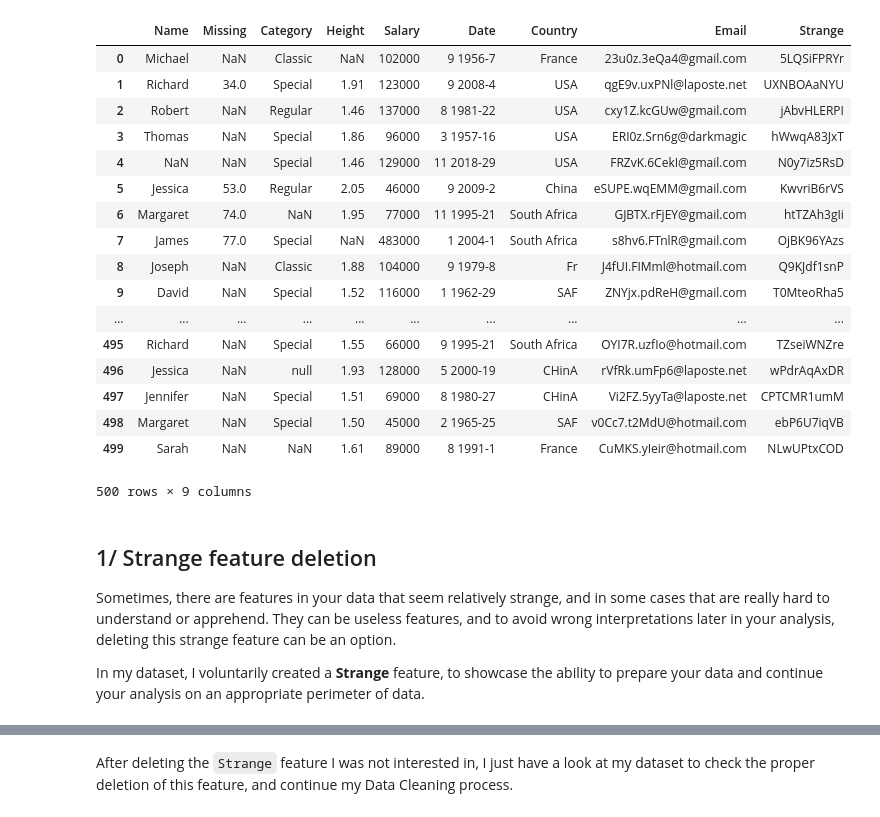
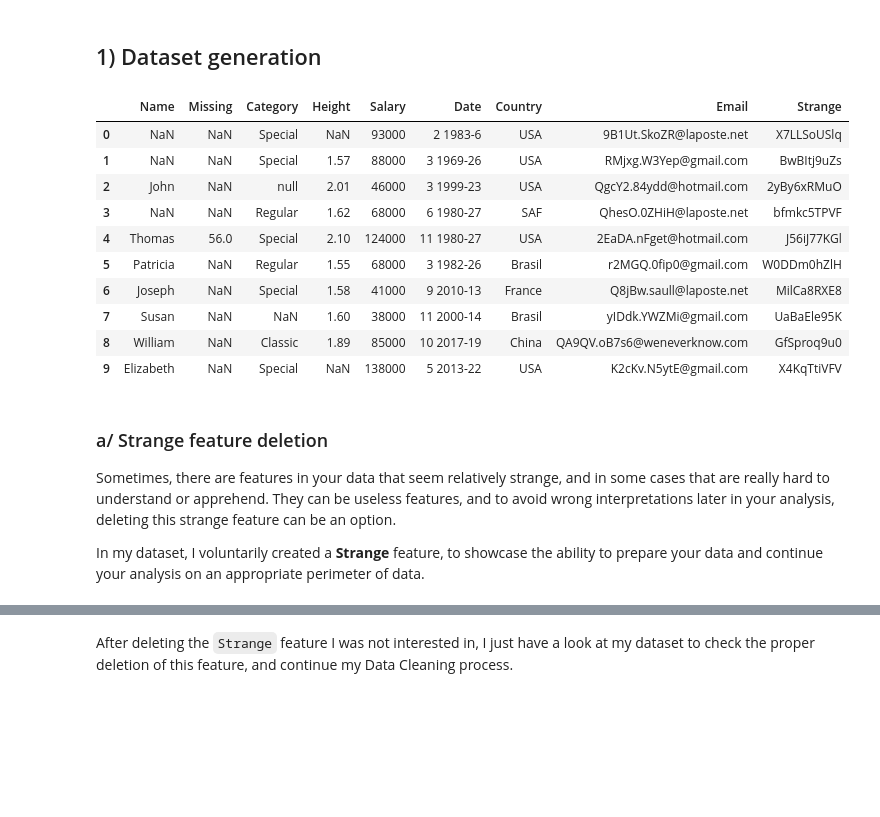
Before and after one commit to QuentinVincenot/data-cleaning, a Jupyter notebook: Data Cleaning.ipynb, the cells around one changed output, grey strips where cells are left out. Drawn from its saved outputs; the diff is of its cells as text; code cells hidden in the pictures; blank space fills up the shorter version.

```diff
--- a/Data Cleaning.ipynb
+++ b/Data Cleaning.ipynb
@@ -1,31 +9,25 @@
+# %% [markdown]
+## 1) Dataset generation
 # %%
 from dataset_generation import *
 # %%
 dataframe = generate_dataset(length=500, name_errors=0.2, missing_errors=0.8, category_errors=0.25,
                              height_errors=0.15, salary_errors=0.07)
+dataframe.head(10)
+# %% [output]
+|  | Name | Missing | Category | Height | Salary | Date | Country | Email | Strange |
+| 0 | NaN | NaN | Special | NaN | 93000 | 2 1983-6 | USA | 9B1Ut.SkoZR@laposte.net | X7LLSoUSlq |
+| 1 | NaN | NaN | Special | 1.57 | 88000 | 3 1969-26 | USA | RMjxg.W3Yep@gmail.com | BwBItj9uZs |
+| 2 | John | NaN | null | 2.01 | 46000 | 3 1999-23 | USA | QgcY2.84ydd@hotmail.com | 2yBy6xRMuO |
+| 3 | NaN | NaN | Regular | 1.62 | 68000 | 6 1980-27 | SAF | QhesO.0ZHiH@laposte.net | bfmkc5TPVF |
+| 4 | Thomas | 56.0 | Special | 2.10 | 124000 | 11 1980-27 | USA | 2EaDA.nFget@hotmail.com | J56iJ77KGl |
+| 5 | Patricia | NaN | Regular | 1.55 | 68000 | 3 1982-26 | Brasil | r2MGQ.0fip0@gmail.com | W0DDm0hZlH |
+| 6 | Joseph | NaN | Special | 1.58 | 41000 | 9 2010-13 | France | Q8jBw.saull@laposte.net | MilCa8RXE8 |
+| 7 | Susan | NaN | NaN | 1.60 | 38000 | 11 2000-14 | Brasil | yIDdk.YWZMi@gmail.com | UaBaEle95K |
+| 8 | William | NaN | Classic | 1.89 | 85000 | 10 2017-19 | China | QA9QV.oB7s6@weneverknow.com | GfSproq9u0 |
+| 9 | Elizabeth | NaN | Special | NaN | 138000 | 5 2013-22 | USA | K2cKv.N5ytE@gmail.com | X4KqTtiVFV |
-# %%
-dataframe
-# %% [output]
-|  | Name | Missing | Category | Height | Salary | Date | Country | Email | Strange |
-| 0 | Michael | NaN | Classic | NaN | 102000 | 9 1956-7 | France | 23u0z.3eQa4@gmail.com | 5LQSiFPRYr |
-| 1 | Richard | 34.0 | Special | 1.91 | 123000 | 9 2008-4 | USA | qgE9v.uxPNl@laposte.net | UXNBOAaNYU |
-| 2 | Robert | NaN | Regular | 1.46 | 137000 | 8 1981-22 | USA | cxy1Z.kcGUw@gmail.com | jAbvHLERPI |
-| 3 | Thomas | NaN | Special | 1.86 | 96000 | 3 1957-16 | USA | ERI0z.Srn6g@darkmagic | hWwqA83JxT |
-| 4 | NaN | NaN | Special | 1.46 | 129000 | 11 2018-29 | USA | FRZvK.6CekI@gmail.com | N0y7iz5RsD |
-| 5 | Jessica | 53.0 | Regular | 2.05 | 46000 | 9 2009-2 | China | eSUPE.wqEMM@gmail.com | KwvriB6rVS |
-| 6 | Margaret | 74.0 | NaN | 1.95 | 77000 | 11 1995-21 | South Africa | GJBTX.rFjEY@gmail.com | htTZAh3gIi |
-| 7 | James | 77.0 | Special | NaN | 483000 | 1 2004-1 | South Africa | s8hv6.FTnlR@gmail.com | OjBK96YAzs |
-| 8 | Joseph | NaN | Classic | 1.88 | 104000 | 9 1979-8 | Fr | J4fUI.FIMml@hotmail.com | Q9KJdf1snP |
-| 9 | David | NaN | Special | 1.52 | 116000 | 1 1962-29 | SAF | ZNYjx.pdReH@gmail.com | T0MteoRha5 |
-| ... | ... | ... | ... | ... | ... | ... | ... | ... | ... |
-| 495 | Richard | NaN | Special | 1.55 | 66000 | 9 1995-21 | South Africa | OYI7R.uzfIo@hotmail.com | TZseiWNZre |
-| 496 | Jessica | NaN | null | 1.93 | 128000 | 5 2000-19 | CHinA | rVfRk.umFp6@laposte.net | wPdrAqAxDR |
-| 497 | Jennifer | NaN | Special | 1.51 | 69000 | 8 1980-27 | CHinA | Vi2FZ.5yyTa@laposte.net | CPTCMR1umM |
-| 498 | Margaret | NaN | Special | 1.50 | 45000 | 2 1965-25 | SAF | v0Cc7.t2MdU@hotmail.com | ebP6U7iqVB |
-| 499 | Sarah | NaN | NaN | 1.61 | 89000 | 8 1991-1 | France | CuMKS.yIeir@hotmail.com | NLwUPtxCOD |
-500 rows × 9 columns
 # %% [markdown]
-## 1/ Strange feature deletion
+### a/ Strange feature deletion
 
 Sometimes, there are features in your data that seem relatively strange, and in some cases that are really hard to understand or apprehend. They can be useless features, and to avoid wrong interpretations later in your analysis, deleting this strange feature can be an option.
 
```
Also changed, not shown: parts of 23 cells of this notebook, 2 other files.
